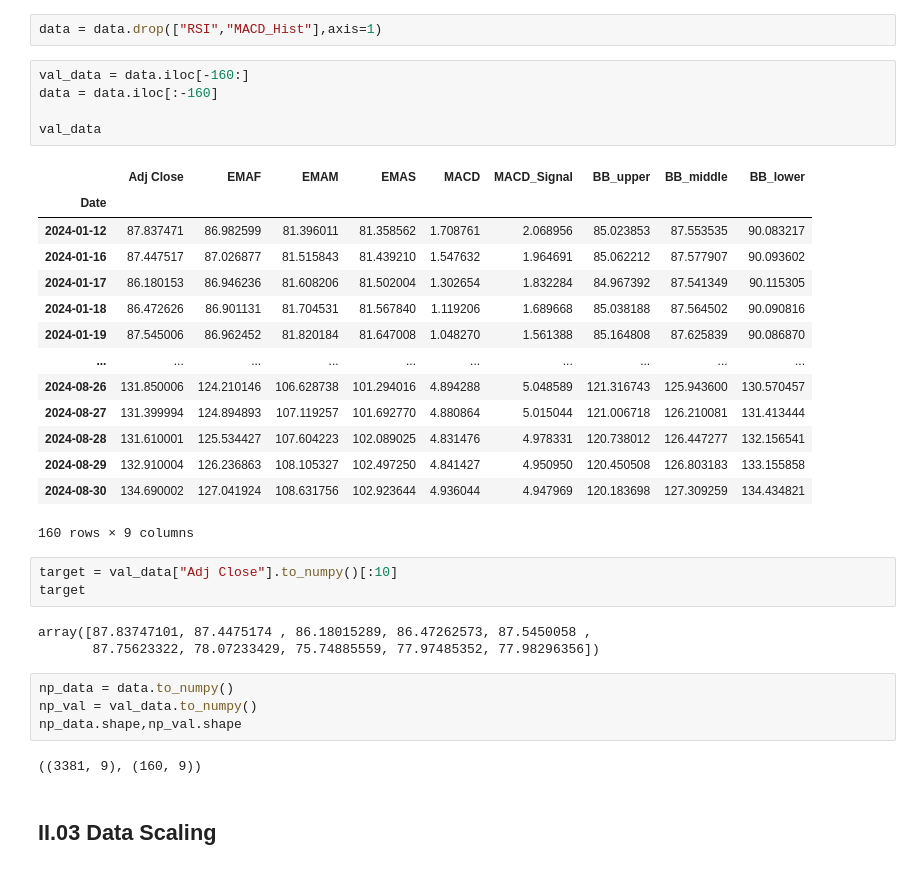
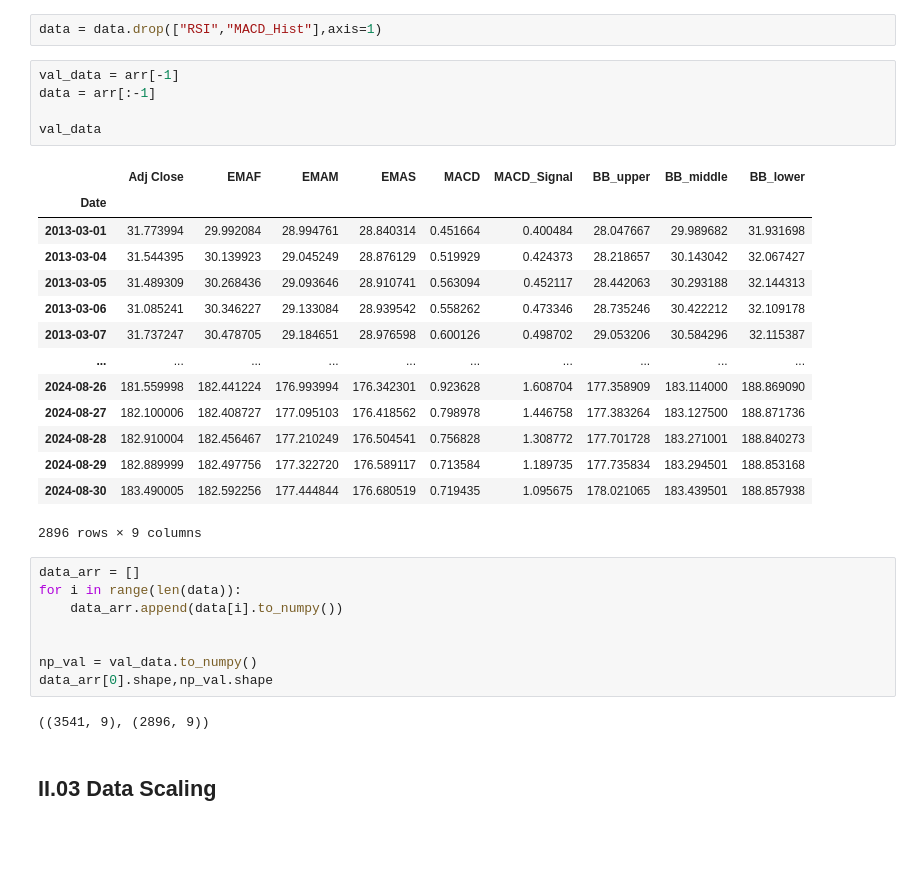
Before and after one commit to Ox03bb/Stock_Prices_Prediction, a Jupyter notebook: Stock_Prices_Prediction.ipynb, the cells around one changed output. Cells and saved outputs as stored; diff of their text form; blank space fills up the shorter version.

```diff
--- a/Stock_Prices_Prediction.ipynb
+++ b/Stock_Prices_Prediction.ipynb
@@ -245,38 +235,36 @@ sns.heatmap(data.corr(),annot=True, fmt=".2f")
 [figure]
 # %%
 data = data.drop(["RSI","MACD_Hist"],axis=1)
-# %%
-val_data = data.iloc[-160:]
-data = data.iloc[:-160]
-
-val_data
-# %% [output]
-|  | Adj Close | EMAF | EMAM | EMAS | MACD | MACD_Signal | BB_upper | BB_middle | BB_lower |
-| Date |  |  |  |  |  |  |  |  |  |
-| 2024-01-12 | 87.837471 | 86.982599 | 81.396011 | 81.358562 | 1.708761 | 2.068956 | 85.023853 | 87.553535 | 90.083217 |
-| 2024-01-16 | 87.447517 | 87.026877 | 81.515843 | 81.439210 | 1.547632 | 1.964691 | 85.062212 | 87.577907 | 90.093602 |
-| 2024-01-17 | 86.180153 | 86.946236 | 81.608206 | 81.502004 | 1.302654 | 1.832284 | 84.967392 | 87.541349 | 90.115305 |
-| 2024-01-18 | 86.472626 | 86.901131 | 81.704531 | 81.567840 | 1.119206 | 1.689668 | 85.038188 | 87.564502 | 90.090816 |
-| 2024-01-19 | 87.545006 | 86.962452 | 81.820184 | 81.647008 | 1.048270 | 1.561388 | 85.164808 | 87.625839 | 90.086870 |
-| ... | ... | ... | ... | ... | ... | ... | ... | ... | ... |
-| 2024-08-26 | 131.850006 | 124.210146 | 106.628738 | 101.294016 | 4.894288 | 5.048589 | 121.316743 | 125.943600 | 130.570457 |
-| 2024-08-27 | 131.399994 | 124.894893 | 107.119257 | 101.692770 | 4.880864 | 5.015044 | 121.006718 | 126.210081 | 131.413444 |
-| 2024-08-28 | 131.610001 | 125.534427 | 107.604223 | 102.089025 | 4.831476 | 4.978331 | 120.738012 | 126.447277 | 132.156541 |
-| 2024-08-29 | 132.910004 | 126.236863 | 108.105327 | 102.497250 | 4.841427 | 4.950950 | 120.450508 | 126.803183 | 133.155858 |
-| 2024-08-30 | 134.690002 | 127.041924 | 108.631756 | 102.923644 | 4.936044 | 4.947969 | 120.183698 | 127.309259 | 134.434821 |
-160 rows × 9 columns
-# %%
-target = val_data["Adj Close"].to_numpy()[:10]
-target
-# %% [output]
-array([87.83747101, 87.4475174 , 86.18015289, 86.47262573, 87.5450058 ,
-       87.75623322, 78.07233429, 75.74885559, 77.97485352, 77.98296356])
+# %%
+val_data = arr[-1]
+data = arr[:-1]
+
+val_data
+# %% [output]
+|  | Adj Close | EMAF | EMAM | EMAS | MACD | MACD_Signal | BB_upper | BB_middle | BB_lower |
+| Date |  |  |  |  |  |  |  |  |  |
+| 2013-03-01 | 31.773994 | 29.992084 | 28.994761 | 28.840314 | 0.451664 | 0.400484 | 28.047667 | 29.989682 | 31.931698 |
+| 2013-03-04 | 31.544395 | 30.139923 | 29.045249 | 28.876129 | 0.519929 | 0.424373 | 28.218657 | 30.143042 | 32.067427 |
+| 2013-03-05 | 31.489309 | 30.268436 | 29.093646 | 28.910741 | 0.563094 | 0.452117 | 28.442063 | 30.293188 | 32.144313 |
+| 2013-03-06 | 31.085241 | 30.346227 | 29.133084 | 28.939542 | 0.558262 | 0.473346 | 28.735246 | 30.422212 | 32.109178 |
+| 2013-03-07 | 31.737247 | 30.478705 | 29.184651 | 28.976598 | 0.600126 | 0.498702 | 29.053206 | 30.584296 | 32.115387 |
+| ... | ... | ... | ... | ... | ... | ... | ... | ... | ... |
+| 2024-08-26 | 181.559998 | 182.441224 | 176.993994 | 176.342301 | 0.923628 | 1.608704 | 177.358909 | 183.114000 | 188.869090 |
+| 2024-08-27 | 182.100006 | 182.408727 | 177.095103 | 176.418562 | 0.798978 | 1.446758 | 177.383264 | 183.127500 | 188.871736 |
+| 2024-08-28 | 182.910004 | 182.456467 | 177.210249 | 176.504541 | 0.756828 | 1.308772 | 177.701728 | 183.271001 | 188.840273 |
+| 2024-08-29 | 182.889999 | 182.497756 | 177.322720 | 176.589117 | 0.713584 | 1.189735 | 177.735834 | 183.294501 | 188.853168 |
+| 2024-08-30 | 183.490005 | 182.592256 | 177.444844 | 176.680519 | 0.719435 | 1.095675 | 178.021065 | 183.439501 | 188.857938 |
+2896 rows × 9 columns
 # %%
-np_data = data.to_numpy()
+data_arr = []
+for i in range(len(data)):
+    data_arr.append(data[i].to_numpy())
+
+
 np_val = val_data.to_numpy()
-np_data.shape,np_val.shape
+data_arr[0].shape,np_val.shape
 # %% [output]
-((3381, 9), (160, 9))
+((3541, 9), (2896, 9))
 # %% [markdown]
 ## II.03 Data Scaling
 # %%
```
Also changed, not shown: parts of 20 cells of this notebook.
